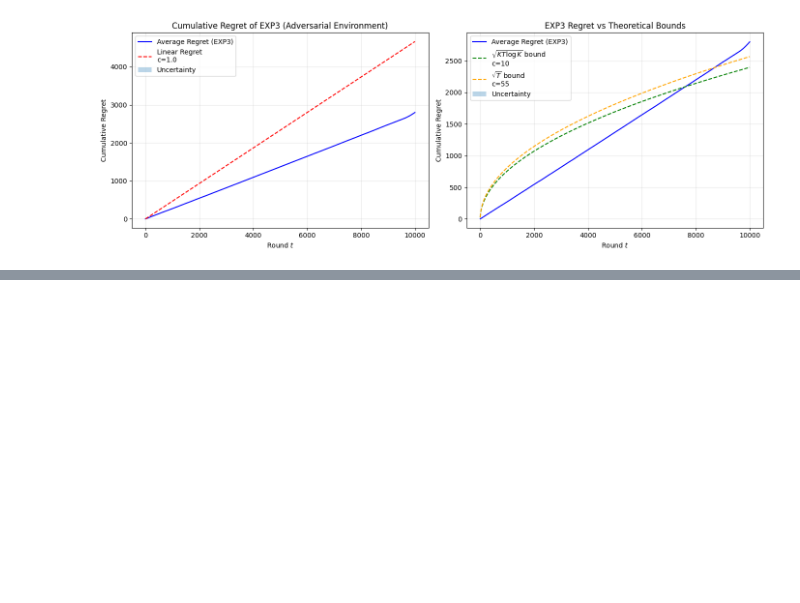
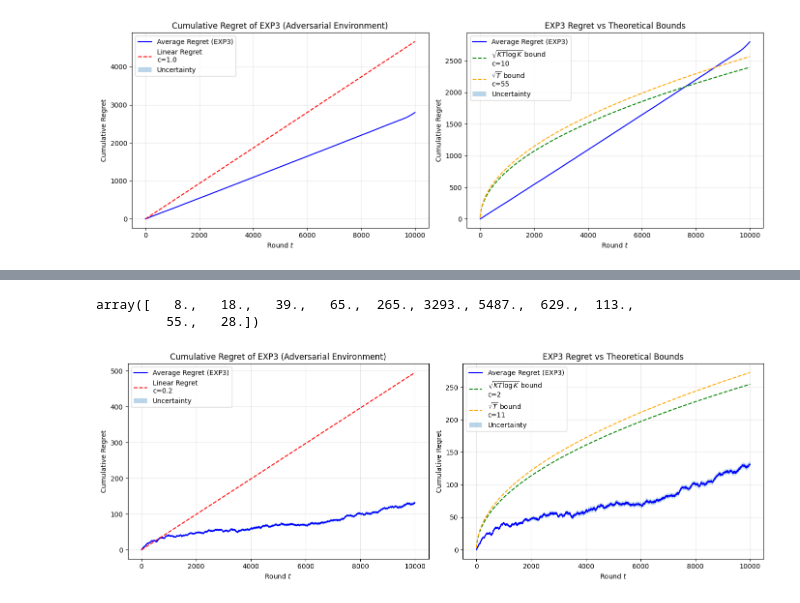
Before and after one commit to matteopasqual02/OLA-2025-project, a Jupyter notebook: R3_Single_product_and_adversarial_environment.ipynb, the cells around one changed output, grey strips where cells are left out. Saved outputs shown, nothing was run; the diff lists cells and outputs as text; code cells hidden in the pictures; blank space fills up the shorter version.

```diff
--- a/R3_Single_product_and_adversarial_environment.ipynb
+++ b/R3_Single_product_and_adversarial_environment.ipynb
@@ -725,0 +812,18 @@ plt.show()
+# %%
+class HedgeAgent:
+    def __init__(self, K, learning_rate=0.1):
+        self.K = K
+        self.learning_rate = learning_rate
+        self.weights = np.ones(K)
+        self.x_t = np.ones(K)/K
+        self.a_t = None
+        self.t = 0
+
+    def pull_arm(self):
+        self.x_t = self.weights/sum(self.weights)
+        self.a_t = np.random.choice(np.arange(self.K), p=self.x_t)
+        return self.a_t
+
+    def update(self, l_t):
+        self.weights *= np.exp(-self.learning_rate*l_t)
+        self.t += 1
@@ -725,0 +935,62 @@ plt.show()
+# %%
+agent.N_pulls
+# %% [output]
+array([   8.,   18.,   39.,   65.,  265., 3293., 5487.,  629.,  113.,
+         55.,   28.])
+# %%
+fig, axs = plt.subplots(1, 2, figsize=(14, 5))
+
+# First subplot: Cumulative regret with linear line
+axs[0].plot(np.arange(T), average_regret, label='Average Regret (EXP3)', color='blue')
+axs[0].set_title('Cumulative Regret of EXP3 (Adversarial Environment)')
+
+c_linear = 0.2
+linear_regret = np.arange(T) * exp_utility * c_linear # Linear regret line
+axs[0].plot(np.arange(T), linear_regret, label=f'Linear Regret\nc={c_linear}', linestyle='--', color='red')
+axs[0].fill_between(
+    np.arange(T),
+    average_regret - regret_std / np.sqrt(n_trials),
+    average_regret + regret_std / np.sqrt(n_trials),
+    alpha=0.3,
+    label='Uncertainty'
+)
+axs[0].set_xlabel('Round $t$')
+axs[0].set_ylabel('Cumulative Regret')
+axs[0].legend()
+axs[0].grid(True, alpha=0.3)
+
+# Second subplot: EXP3 theoretical bounds
+axs[1].plot(np.arange(T), average_regret, label='Average Regret (EXP3)', color='blue')
+axs[1].set_title('EXP3 Regret vs Theoretical Bounds')
+
+t_vals = np.arange(1, T+1)
+
+# EXP3 theoretical bound: O(sqrt(KT log K))
+c_exp3 = 2
+exp3_bound = np.sqrt(K * t_vals * np.log(K)) * exp_utility * c_exp3
+axs[1].plot(np.arange(T), exp3_bound, label=f'$\\sqrt{{KT\\log K}}$ bound\nc={c_exp3}', linestyle='--', color='green')
+
+# Simpler sqrt(T) bound for comparison
+c_sqrt = 11
+sqrt_bound = np.sqrt(t_vals) * exp_utility * c_sqrt
+axs[1].plot(np.arange(T), sqrt_bound, label=f'$\\sqrt{{T}}$ bound\nc={c_sqrt}', linestyle='--', color='orange')
+
+# Fill between for uncertainty in the second plot
+axs[1].fill_between(
+    np.arange(T),
+    average_regret - regret_std / np.sqrt(n_trials),
+    average_regret + regret_std / np.sqrt(n_trials),
+    alpha=0.3,
+    label='Uncertainty'
+)
+
+# Set labels and legends for the second subplot
+axs[1].set_xlabel('Round $t$')
+axs[1].set_ylabel('Cumulative Regret')
+axs[1].legend()
+axs[1].grid(True, alpha=0.3)
+
+plt.tight_layout()
+plt.show()
+# %% [output]
+[figure, added]
```
Also changed, not shown: parts of 8 cells of this notebook, 1 other file.
